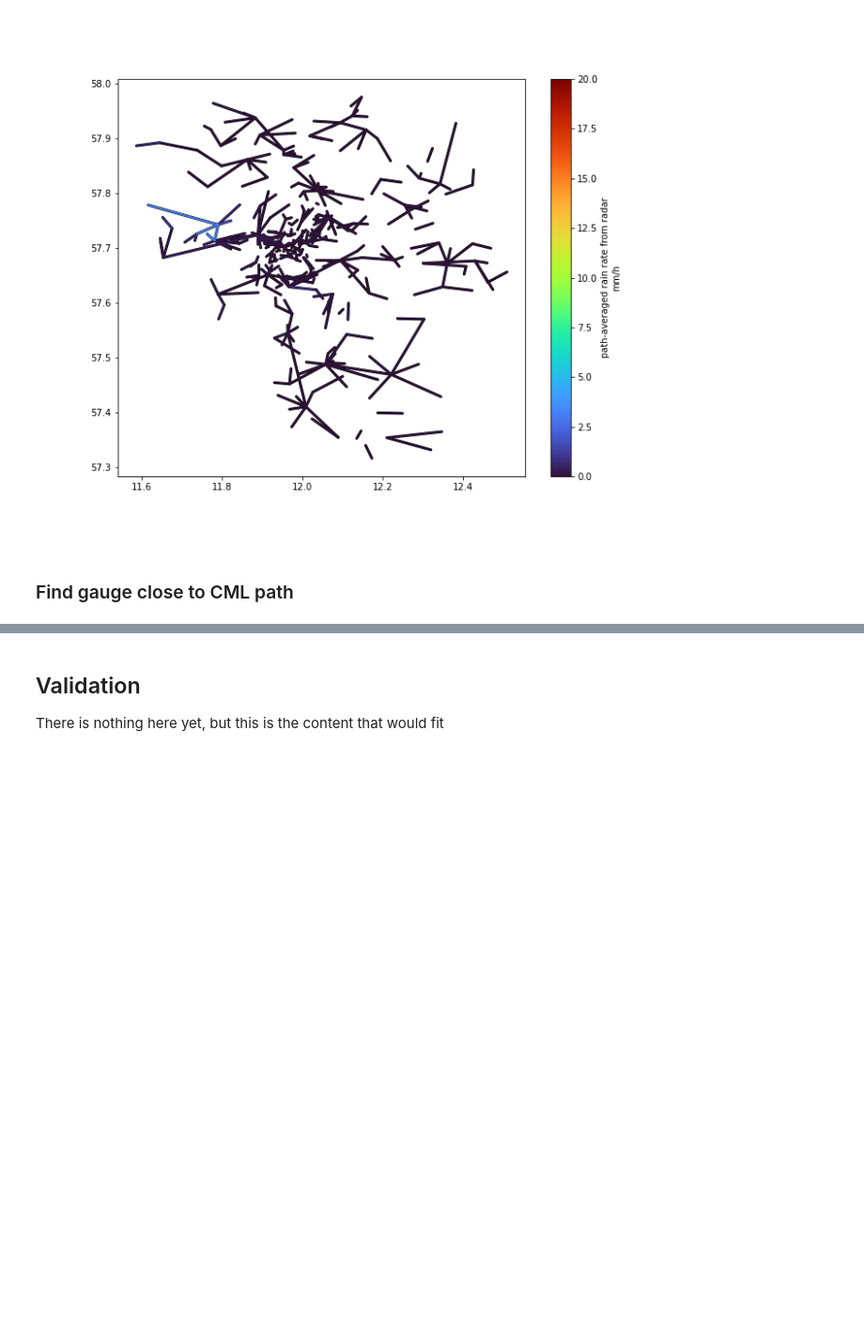
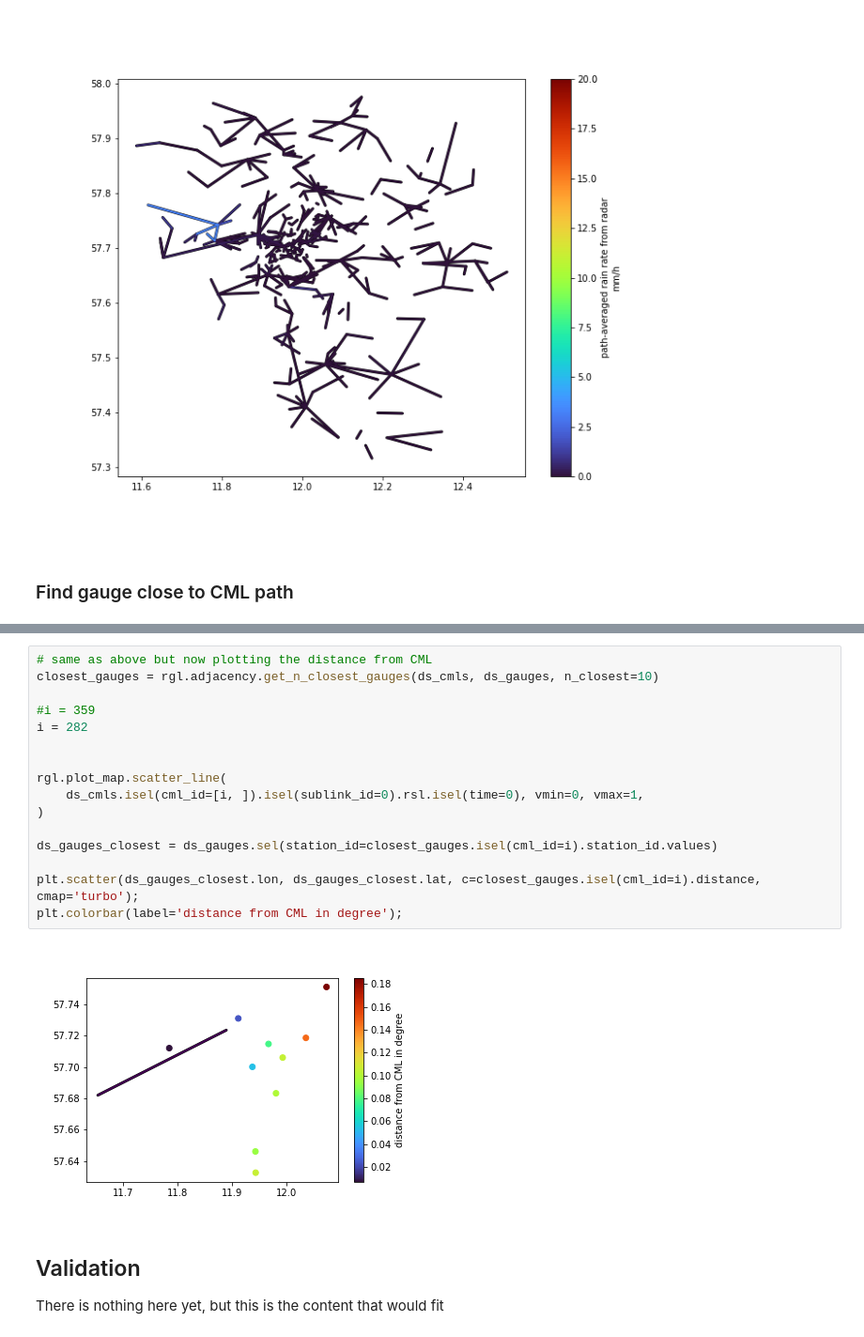
Before and after one commit to cchwala/ragali_prototype, a Jupyter notebook: notebooks/Overview.ipynb, the cells around one changed output, grey strips where cells are left out. Shown at 94% size. Drawn from its saved outputs; the diff is of its cells as text; blank space fills up the shorter version.

```diff
--- a/notebooks/Overview.ipynb
+++ b/notebooks/Overview.ipynb
@@ -310,3 +335,21 @@ interactive(children=(SelectionSlider(description='t', options=(numpy.datetime64
+# %%
+# same as above but now plotting the distance from CML
+closest_gauges = rgl.adjacency.get_n_closest_gauges(ds_cmls, ds_gauges, n_closest=10)
+
+#i = 359
+i = 282
+
+
+rgl.plot_map.scatter_line(
+    ds_cmls.isel(cml_id=[i, ]).isel(sublink_id=0).rsl.isel(time=0), vmin=0, vmax=1,
+)
+
+ds_gauges_closest = ds_gauges.sel(station_id=closest_gauges.isel(cml_id=i).station_id.values)
+
+plt.scatter(ds_gauges_closest.lon, ds_gauges_closest.lat, c=closest_gauges.isel(cml_id=i).distance, cmap='turbo');
+plt.colorbar(label='distance from CML in degree');
+# %% [output]
+[figure, added]
 # %% [markdown]
 ## Validation
 
```
Also changed, not shown: parts of 3 cells of this notebook, 2 other files.
